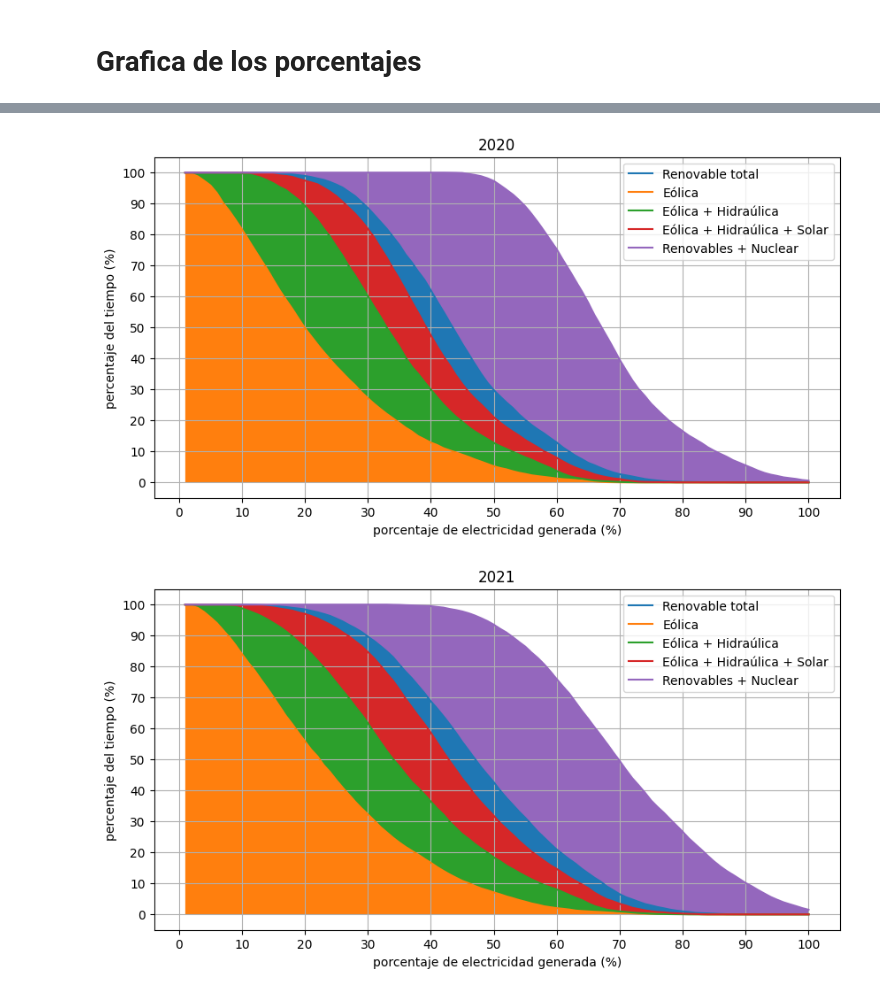
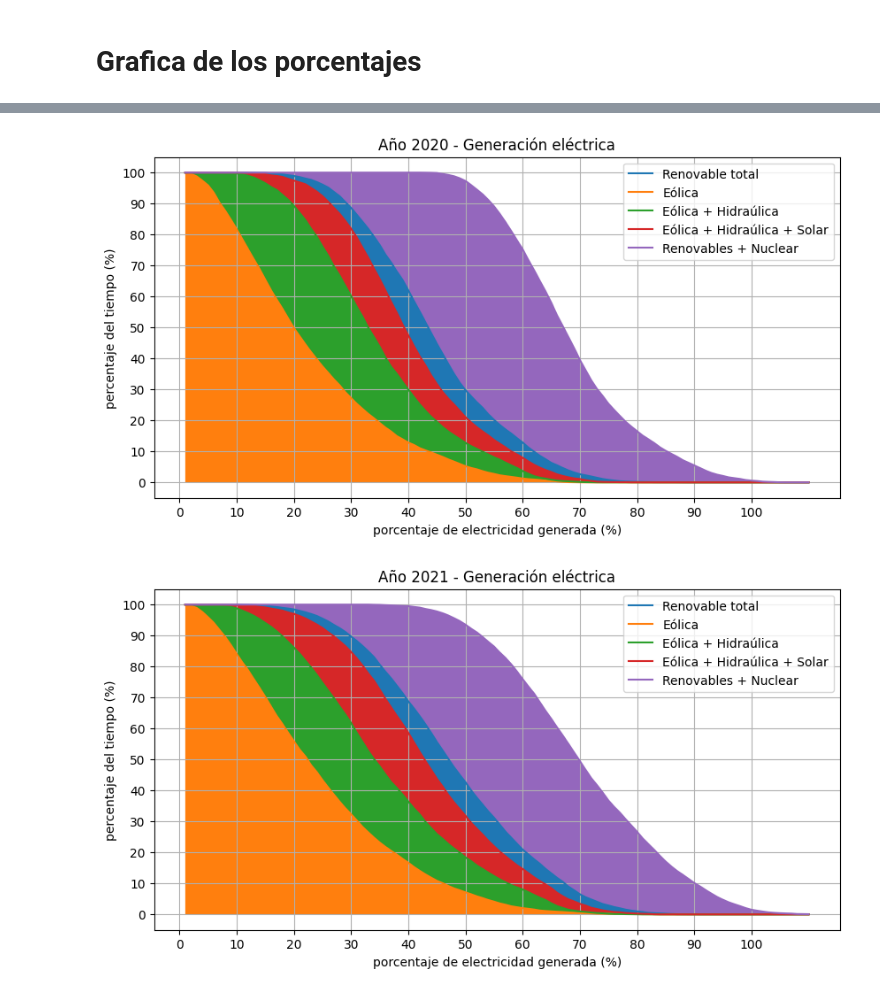
Before and after one commit to JorgeAvilaG/spanish-electricity-network-eda, a Jupyter notebook: process_data.ipynb, the cells around one changed output, grey strips where cells are left out. Saved outputs shown, nothing was run; the diff lists cells and outputs as text; code cells hidden in the pictures.

Commit message:
saves the images and improves the plots

```diff
--- a/process_data.ipynb
+++ b/process_data.ipynb
@@ -75,6 +75,7 @@ df = df.fillna(0)
 # %%
 df['solar'] = df['Solar'] + df['Solar fotovoltaica']
 df['otros'] = df['Térmica renovable'] + df['Solar térmica']
+df['renov+nuclear'] = df['Renovable'] + df['Nuclear']
 # %%
 df.head()
 # %% [output]
@@ -104,6 +106,9 @@ for year in df['year'].unique():
 data_eolica = []
 for year in df['year'].unique():
     data_eolica.append(df[df['year'] == year][['year','Renovable','solar','otros','Hidráulica','Eólica']].sort_values(by=['Eólica'],ascending= False).iloc[0])
+data_nuclear = []
+for year in df['year'].unique():
+    data_nuclear.append(df[df['year'] == year][['year','Renovable','solar','otros','Hidráulica','Eólica','renov+nuclear']].sort_values(by=['renov+nuclear'],ascending= False).iloc[0])
 
 max_generation = pd.concat([
     pd.DataFrame(data)[['year','Renovable']].reset_index(drop=True),
@@ -111,6 +116,7 @@ max_generation = pd.concat([
     pd.DataFrame(data_otros)['otros'].reset_index(drop=True),
     pd.DataFrame(data_hidraulica)['Hidráulica'].reset_index(drop=True),
     pd.DataFrame(data_eolica)['Eólica'].reset_index(drop=True),
+    pd.DataFrame(data_nuclear)['renov+nuclear'].reset_index(drop=True),
 ], axis=1)
 # %%
 max_generation
@@ -301,7 +307,7 @@ for year in df['year'].unique():
     time_renov_nuclear = []
     len_df = len(temp_df)
 
-    for i in range(1,101):
+    for i in range(1,111):
         energy.append(i)
         time_renov.append(sum(temp_df['Renovable'] > i/100)*100/len_df)
         time_eolica.append(sum(temp_df['Eólica'] > i/100)*100/len_df)
@@ -336,9 +342,9 @@ for year in df['year'].unique():
     ax.grid(True)
     ax.legend(loc='best')
 
-    ax.set_title(f'{year}')
+    ax.set_title(f'Año {year} - Generación eléctrica')
     ax.set_xlabel('porcentaje de electricidad generada (%)')
     ax.set_ylabel('percentaje del tiempo (%)')
-    #plt.savefig('figures/nonren_year_avg.png')
+    plt.savefig(f'figures/porcentajes-generacion-renovables_{year}.png')
     plt.show()
 # %% [output]
@@ -350,2 +356,2 @@ for year in df['year'].unique():
-[figure, old version]
+[figure, new version]
-[figure, old version]
+[figure, new version]
```
Also changed, not shown: parts of 5 cells of this notebook, 8 other files.
